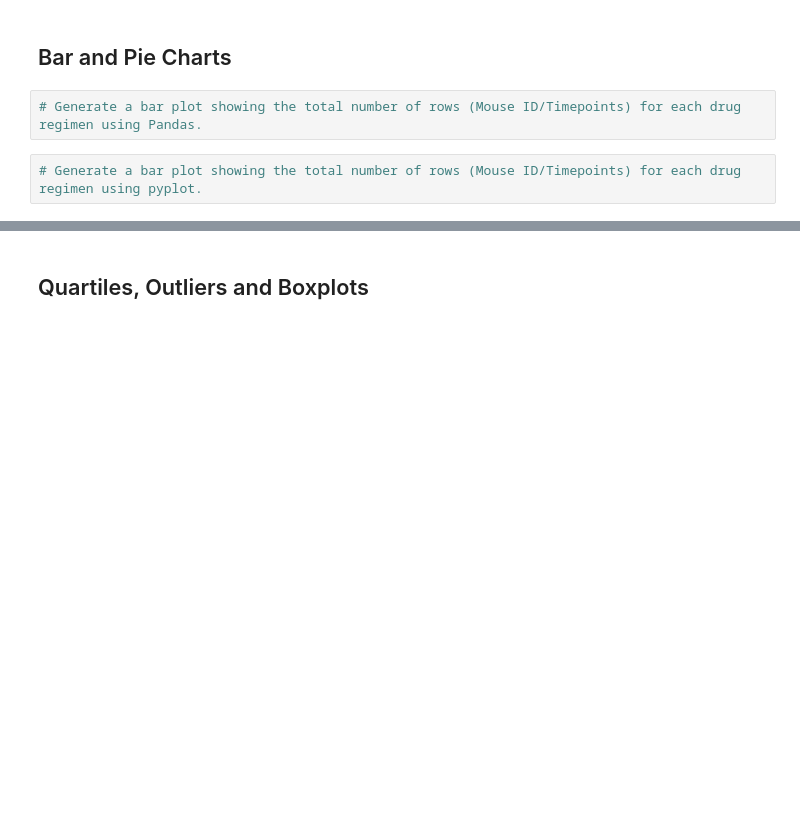
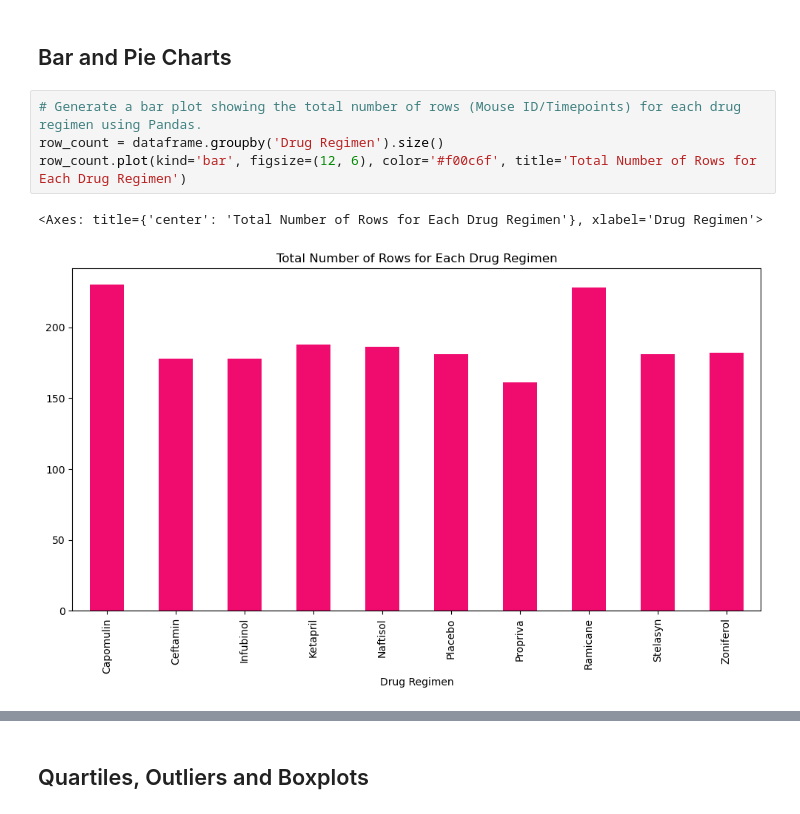
Before and after one commit to Apeterson07/data-visualization, a Jupyter notebook: Pymaceuticals/pymaceuticals.ipynb, the cells around one changed output, grey strips where cells are left out. Drawn from its saved outputs; the diff is of its cells as text; blank space fills up the shorter version.

```diff
--- a/Pymaceuticals/pymaceuticals.ipynb
+++ b/Pymaceuticals/pymaceuticals.ipynb
@@ -145,5 +188,8 @@ clean_data["Mouse ID"].nunique()
 ## Bar and Pie Charts
 # %%
 # Generate a bar plot showing the total number of rows (Mouse ID/Timepoints) for each drug regimen using Pandas.
+row_count = dataframe.groupby('Drug Regimen').size()
+row_count.plot(kind='bar', figsize=(12, 6), color='#f00c6f', title='Total Number of Rows for Each Drug Regimen')
+# %% [output]
+<Axes: title={'center': 'Total Number of Rows for Each Drug Regimen'}, xlabel='Drug Regimen'>
+[figure, added]
-# %%
-# Generate a bar plot showing the total number of rows (Mouse ID/Timepoints) for each drug regimen using pyplot.
```
Also changed, not shown: parts of 18 cells of this notebook.
